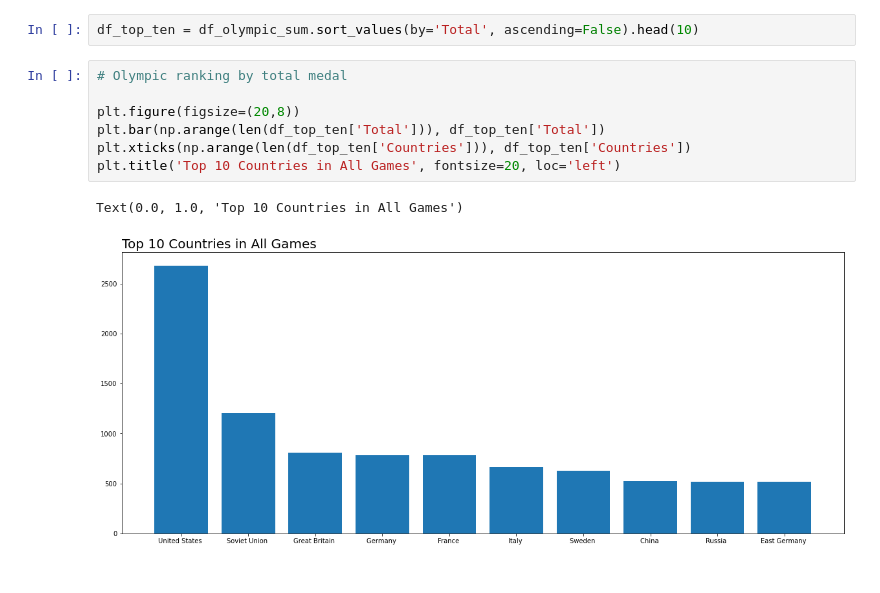
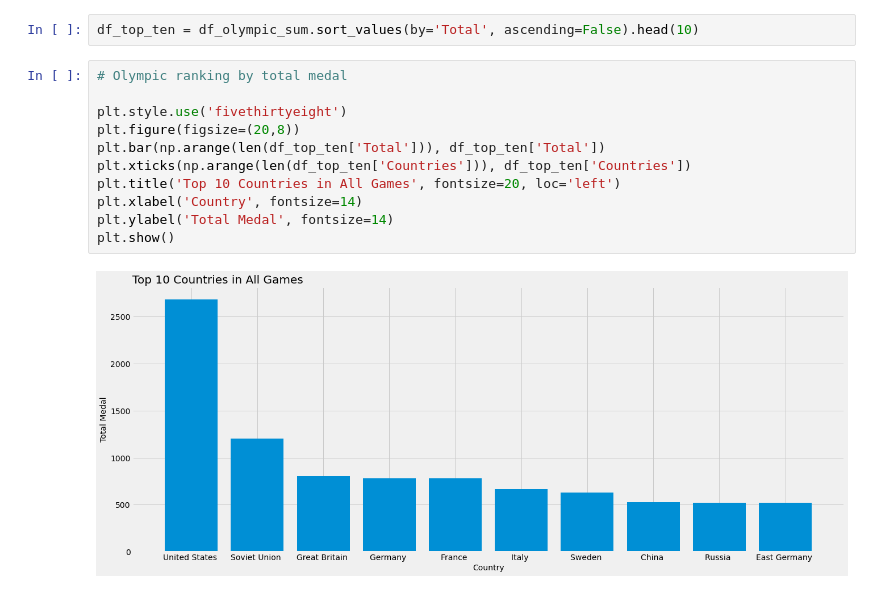
Before and after one commit to grhagandanap/Olympic-Games-Standings-, a Jupyter notebook: Olympics Standings.ipynb, the cells around one changed output. Cells and saved outputs as stored; diff of their text form.

```diff
--- a/Olympics Standings.ipynb
+++ b/Olympics Standings.ipynb
@@ -121,13 +121,16 @@ df_olympic
 df_olympic_sum = df_olympic.groupby('Countries').sum().reset_index()
 # %%
 df_top_ten = df_olympic_sum.sort_values(by='Total', ascending=False).head(10)
-# %%
-# Olympic ranking by total medal
-
-plt.figure(figsize=(20,8))
-plt.bar(np.arange(len(df_top_ten['Total'])), df_top_ten['Total'])
-plt.xticks(np.arange(len(df_top_ten['Countries'])), df_top_ten['Countries'])
-plt.title('Top 10 Countries in All Games', fontsize=20, loc='left')
-# %% [output]
-Text(0.0, 1.0, 'Top 10 Countries in All Games')
-[figure, removed]
+# %%
+# Olympic ranking by total medal
+
+plt.style.use('fivethirtyeight')
+plt.figure(figsize=(20,8))
+plt.bar(np.arange(len(df_top_ten['Total'])), df_top_ten['Total'])
+plt.xticks(np.arange(len(df_top_ten['Countries'])), df_top_ten['Countries'])
+plt.title('Top 10 Countries in All Games', fontsize=20, loc='left')
+plt.xlabel('Country', fontsize=14)
+plt.ylabel('Total Medal', fontsize=14)
+plt.show()
+# %% [output]
+[figure, added]
```
Also changed, not shown: parts of 2 cells of this notebook.
